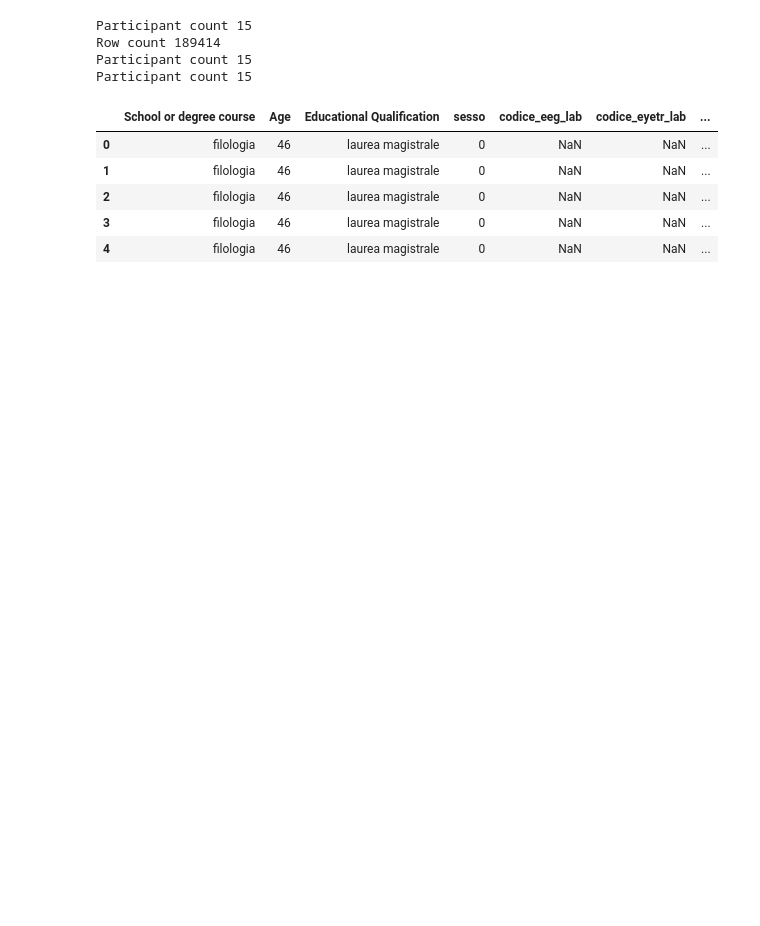
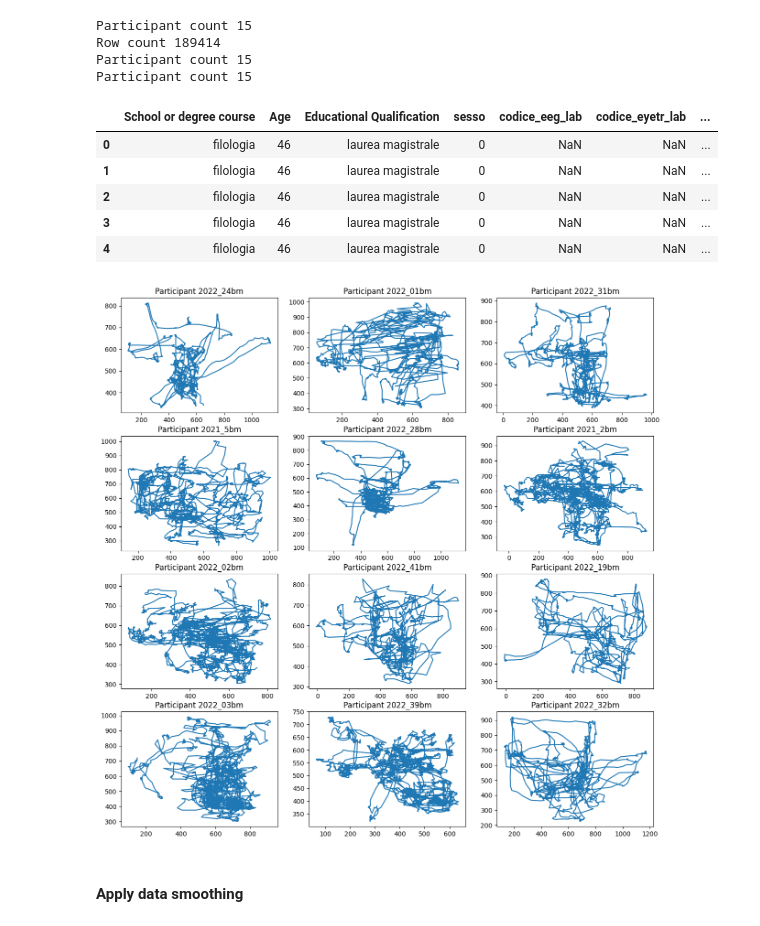
Before and after one commit to nogibjj/Tracking-Gazes-on-Museum-Pieces-Data-Plus, a Jupyter notebook: fixation-saccade-analysis/aditya_analysis.ipynb, the cells around one changed output. Saved outputs shown, nothing was run; the diff lists cells and outputs as text; code cells hidden in the pictures; blank space fills up the shorter version.

```diff
--- a/fixation-saccade-analysis/aditya_analysis.ipynb
+++ b/fixation-saccade-analysis/aditya_analysis.ipynb
@@ -46,3 +38,21 @@ Participant count 15
 | 2 | filologia | 46 | laurea magistrale | 0 | NaN | NaN | ... |
 | 3 | filologia | 46 | laurea magistrale | 0 | NaN | NaN | ... |
 | 4 | filologia | 46 | laurea magistrale | 0 | NaN | NaN | ... |
+# %%
+ncols = 3
+nrows = 4
+fig, axs = plt.subplots(ncols=ncols, nrows=nrows, figsize=(15, 15),)
+current_col = 0
+persons_list = list(gaze_df['folder_id'].unique())
+for current_col in range(ncols):
+    for current_row in range(nrows):
+        current_person = persons_list[nrows*current_col + current_row]
+        temp = gaze_df[gaze_df['folder_id'] == current_person]
+        axs[current_row, current_col].plot(temp['gaze x [px]'], temp['gaze y [px]'])
+        axs[current_row, current_col].set_title(f"Participant {current_person}")
+
+plt.show()
+# %% [output]
+[figure, added]
+# %% [markdown]
+#### Apply data smoothing
```
Also changed, not shown: parts of 3 cells of this notebook, 3 other files.
